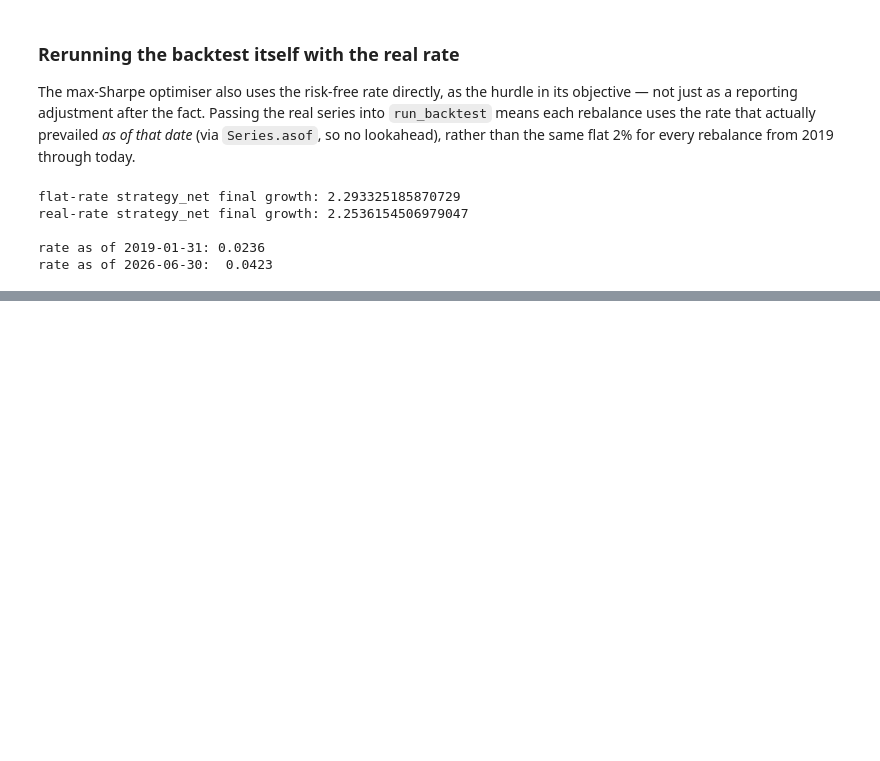
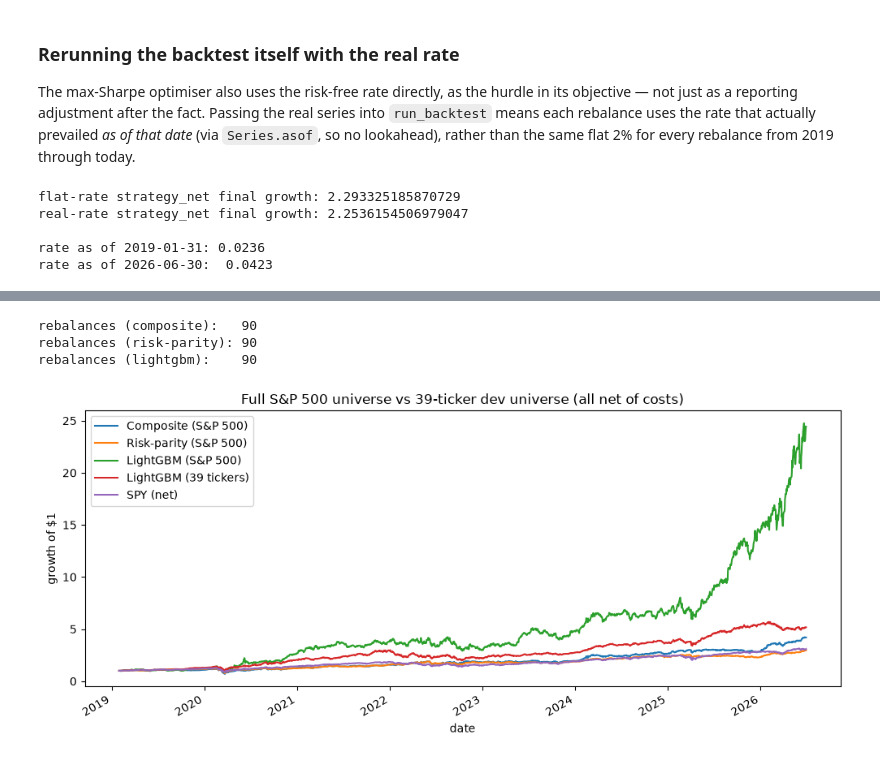
Before and after one commit to makdedic/portfolio-constructor, a Jupyter notebook: notebooks/03_pass2_exploration.ipynb, the cells around one changed output, grey strips where cells are left out. Drawn from its saved outputs; the diff is of its cells as text; code cells hidden in the pictures; blank space fills up the shorter version.

Commit message:
notebook: full S&P 500 universe comparison against the 39-ticker dev universe

```diff
--- a/notebooks/03_pass2_exploration.ipynb
+++ b/notebooks/03_pass2_exploration.ipynb
@@ -581,0 +588,14 @@ rate as of 2026-06-30:  0.0423
+# %%
+sp500_tickers = ingest.load_or_fetch_sp500_tickers()
+sp500_prices_long = ingest.load_or_fetch_prices(
+    sp500_tickers + [config.BENCHMARK_TICKER], config.DATA_START_DATE, config.DATA_END_DATE, cache_name="prices_sp500"
+)
+sp500_dividends = ingest.load_or_fetch_dividends(
+    sp500_tickers, config.DATA_START_DATE, config.DATA_END_DATE, cache_name="dividends_sp500"
+)
+sp500_prices = ingest.to_wide_adj_close(sp500_prices_long)
+sp500_universe = ingest.tickers_with_complete_history(sp500_prices[sp500_tickers])
+
+print(f"S&P 500 constituents: {len(sp500_tickers)}")
+print(f"with complete price history: {len(sp500_universe)}")
+print(f"excluded (recent IPOs/spinoffs, insufficient history): {len(sp500_tickers) - len(sp500_universe)}")
@@ -581,0 +612,35 @@ rate as of 2026-06-30:  0.0423
+# %%
+sp500_composite_returns, sp500_composite_log = backtest.run_backtest(
+    sp500_prices, sp500_dividends, tickers=sp500_universe
+)
+sp500_risk_parity_returns, sp500_risk_parity_log = backtest.run_backtest(
+    sp500_prices, sp500_dividends, tickers=sp500_universe, optimiser_fn=optimise.risk_parity_weights
+)
+sp500_lgbm_returns, sp500_lgbm_log = backtest.run_backtest(
+    sp500_prices, sp500_dividends, tickers=sp500_universe, rank_fn=lgbm_ranker.rank_by_lgbm
+)
+
+print("rebalances (composite):  ", len(sp500_composite_log))
+print("rebalances (risk-parity):", len(sp500_risk_parity_log))
+print("rebalances (lightgbm):   ", len(sp500_lgbm_log))
+# %% [output]
+rebalances (composite):   90
+rebalances (risk-parity): 90
+rebalances (lightgbm):    90
+# %%
+sp500_growth = pd.DataFrame(
+    {
+        "Composite (S&P 500)": sp500_composite_returns["strategy_net"],
+        "Risk-parity (S&P 500)": sp500_risk_parity_returns["strategy_net"],
+        "LightGBM (S&P 500)": sp500_lgbm_returns["strategy_net"],
+        "LightGBM (39 tickers)": lgbm_returns["strategy_net"],
+        "SPY (net)": composite_returns["sp500_net"],
+    }
+)
+(1 + sp500_growth).cumprod().plot(
+    figsize=(12, 5), title="Full S&P 500 universe vs 39-ticker dev universe (all net of costs)"
+)
+plt.ylabel("growth of $1")
+plt.show()
+# %% [output]
+[figure, added]
```
Also changed, not shown: parts of 12 cells of this notebook.
